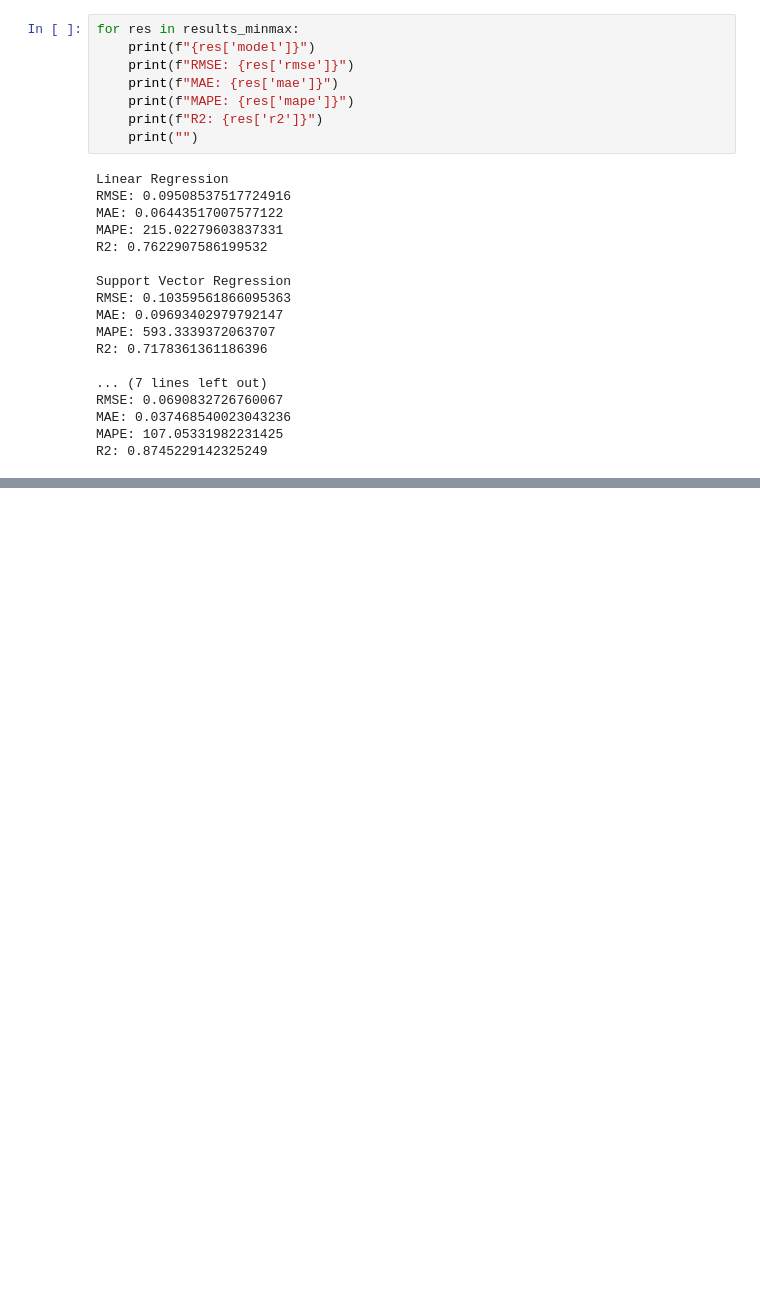
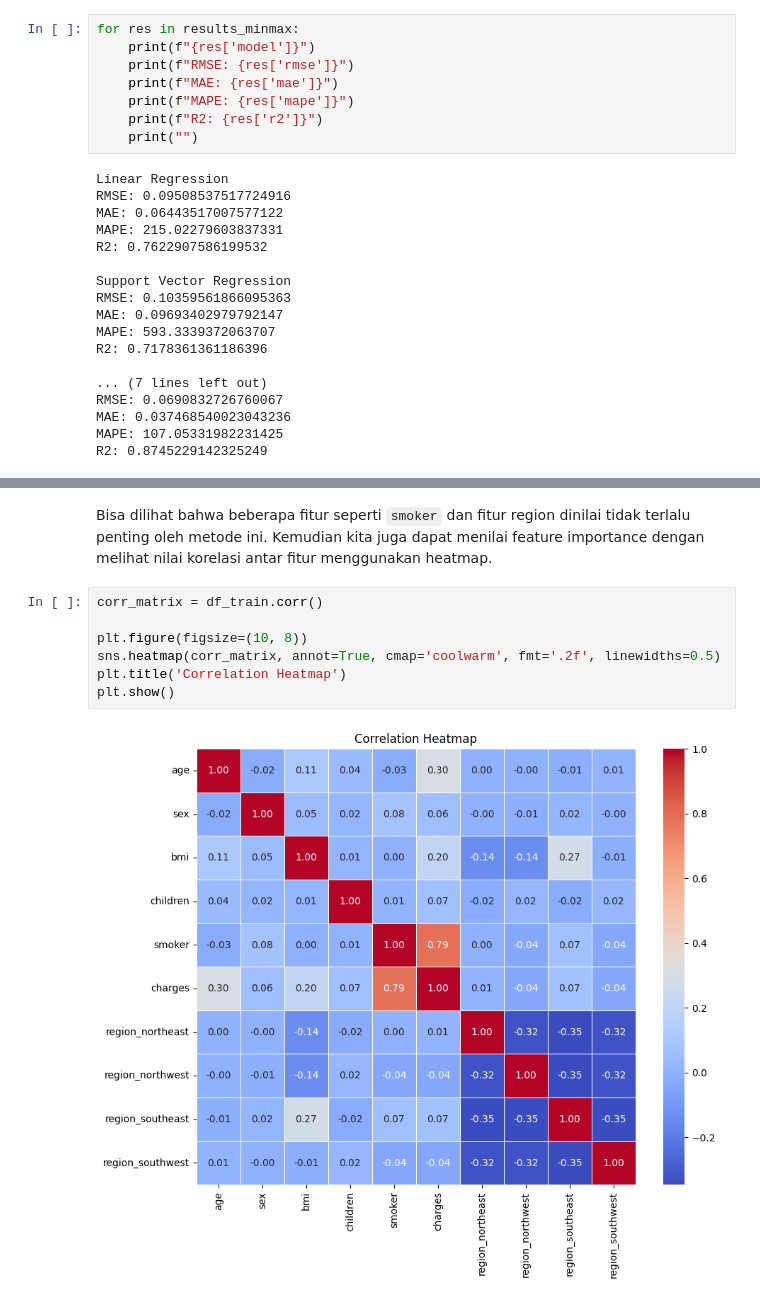
Before and after one commit to Algoritma-dan-Pemrograman-ITS/modul-pkt, a Jupyter notebook: Materi 5 Regresi/Materi_Pelatihan_Pupuk_Kaltim_Regresi.ipynb, the cells around one changed output, grey strips where cells are left out. Drawn from its saved outputs; the diff is of its cells as text; blank space fills up the shorter version.

```diff
--- a/Materi 5 Regresi/Materi_Pelatihan_Pupuk_Kaltim_Regresi.ipynb
+++ b/Materi 5 Regresi/Materi_Pelatihan_Pupuk_Kaltim_Regresi.ipynb
@@ -673,0 +738,11 @@ R2: 0.8745229142325249
+# %% [markdown]
+Bisa dilihat bahwa beberapa fitur seperti `smoker` dan fitur region dinilai tidak terlalu penting oleh metode ini. Kemudian kita juga dapat menilai feature importance dengan melihat nilai korelasi antar fitur menggunakan heatmap.
+# %%
+corr_matrix = df_train.corr()
+
+plt.figure(figsize=(10, 8))
+sns.heatmap(corr_matrix, annot=True, cmap='coolwarm', fmt='.2f', linewidths=0.5)
+plt.title('Correlation Heatmap')
+plt.show()
+# %% [output]
+[figure, added]
```
Also changed, not shown: parts of 83 cells of this notebook, 2 other files.
